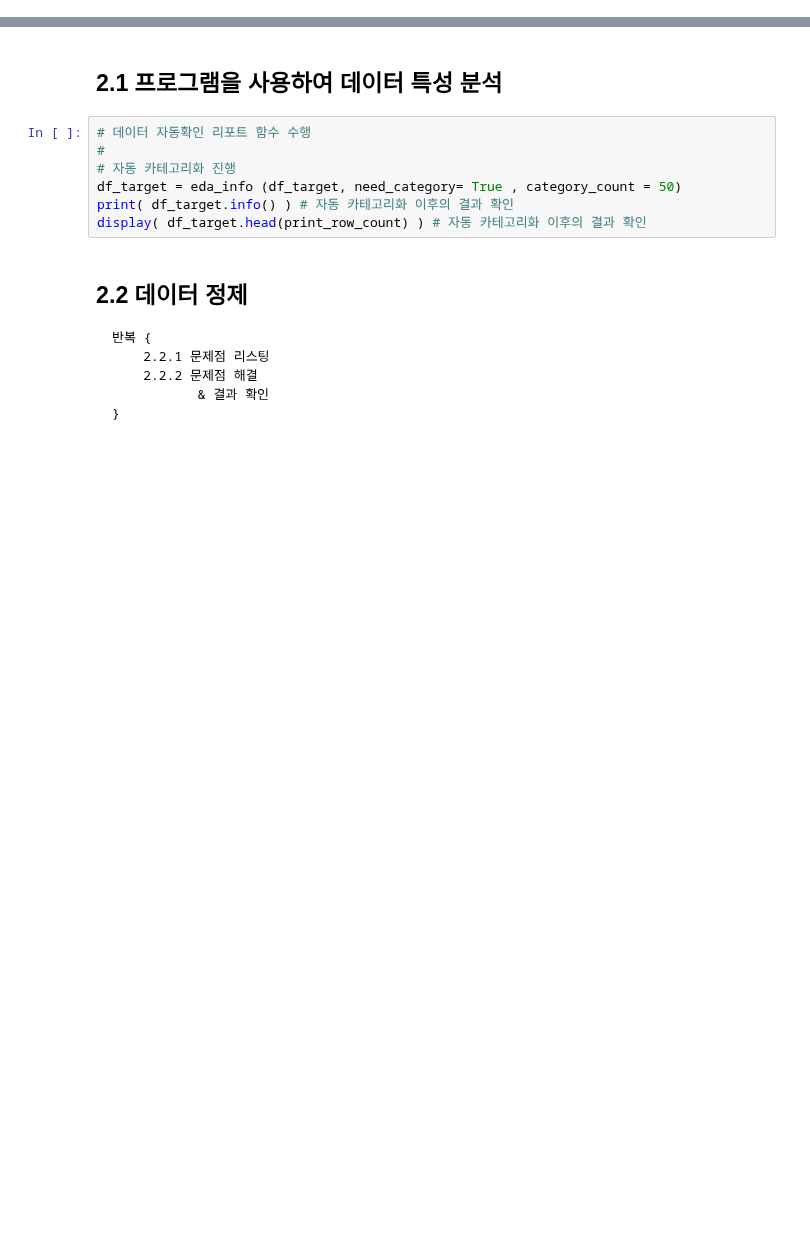
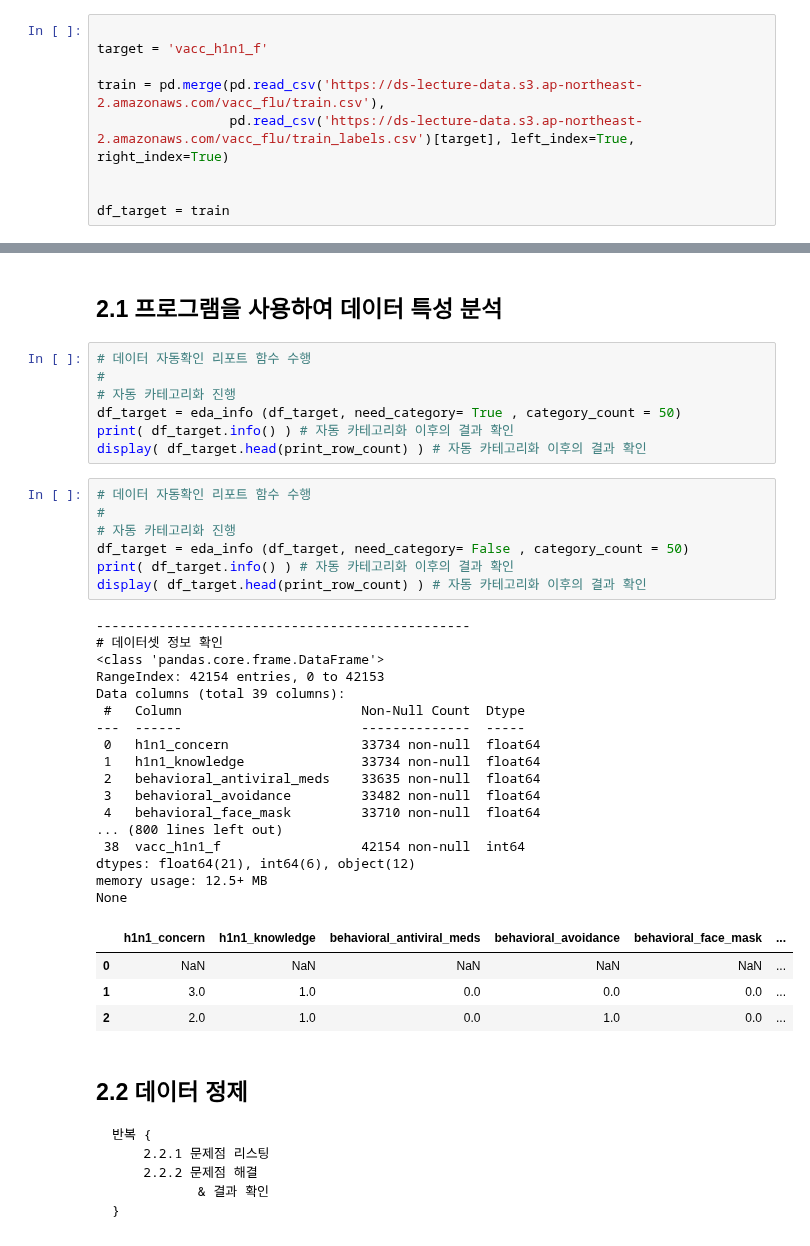
Before and after one commit to LamuneGitHub/A001_Python_Test, a Jupyter notebook: 02_EDA_process 관리용.ipynb, the cells around one changed output, grey strips where cells are left out. Saved outputs shown, nothing was run; the diff lists cells and outputs as text; blank space fills up the shorter version.

```diff
--- a/02_EDA_process 관리용.ipynb
+++ b/02_EDA_process 관리용.ipynb
@@ -402,6 +402,15 @@ def fix_column_err_value ( df_temp_clean: pd.DataFrame , target_column: '수정
 # Data 로드
 df_tmp = pd.read_csv( "https://raw.githubusercontent.com/LamuneGitHub/AI15_Prj_01/main/vgames2.csv" , sep=","  , header=0  , index_col=0 )
 df_target = df_tmp
+# %%
+
+target = 'vacc_h1n1_f'
+
+train = pd.merge(pd.read_csv('https://ds-lecture-data.s3.ap-northeast-2.amazonaws.com/vacc_flu/train.csv'),
+                 pd.read_csv('https://ds-lecture-data.s3.ap-northeast-2.amazonaws.com/vacc_flu/train_labels.csv')[target], left_index=True, right_index=True)
+
+
+df_target = train
 # %% [markdown]
 ## 1. 시각적 EDA 수행
 # %%
@@ -425,6 +447,35 @@ display( df_target.sample(print_row_count) )
 df_target = eda_info (df_target, need_category= True , category_count = 50)
 print( df_target.info() ) # 자동 카테고리화 이후의 결과 확인
 display( df_target.head(print_row_count) ) # 자동 카테고리화 이후의 결과 확인
+# %%
+# 데이터 자동확인 리포트 함수 수행
+#
+# 자동 카테고리화 진행
+df_target = eda_info (df_target, need_category= False , category_count = 50)
+print( df_target.info() ) # 자동 카테고리화 이후의 결과 확인
+display( df_target.head(print_row_count) ) # 자동 카테고리화 이후의 결과 확인
+# %% [output]
+------------------------------------------------
+# 데이터셋 정보 확인
+<class 'pandas.core.frame.DataFrame'>
+RangeIndex: 42154 entries, 0 to 42153
+Data columns (total 39 columns):
+ #   Column                       Non-Null Count  Dtype
+---  ------                       --------------  -----
+ 0   h1n1_concern                 33734 non-null  float64
+ 1   h1n1_knowledge               33734 non-null  float64
+ 2   behavioral_antiviral_meds    33635 non-null  float64
+ 3   behavioral_avoidance         33482 non-null  float64
+ 4   behavioral_face_mask         33710 non-null  float64
+... (800 lines left out)
+ 38  vacc_h1n1_f                  42154 non-null  int64
+dtypes: float64(21), int64(6), object(12)
+memory usage: 12.5+ MB
+None
+|  | h1n1_concern | h1n1_knowledge | behavioral_antiviral_meds | behavioral_avoidance | behavioral_face_mask | ... |
+| 0 | NaN | NaN | NaN | NaN | NaN | ... |
+| 1 | 3.0 | 1.0 | 0.0 | 0.0 | 0.0 | ... |
+| 2 | 2.0 | 1.0 | 0.0 | 1.0 | 0.0 | ... |
 # %% [markdown]
 ## 2.2 데이터 정제
 
```
Also changed, not shown: parts of 1 cell of this notebook, 1 other file.
